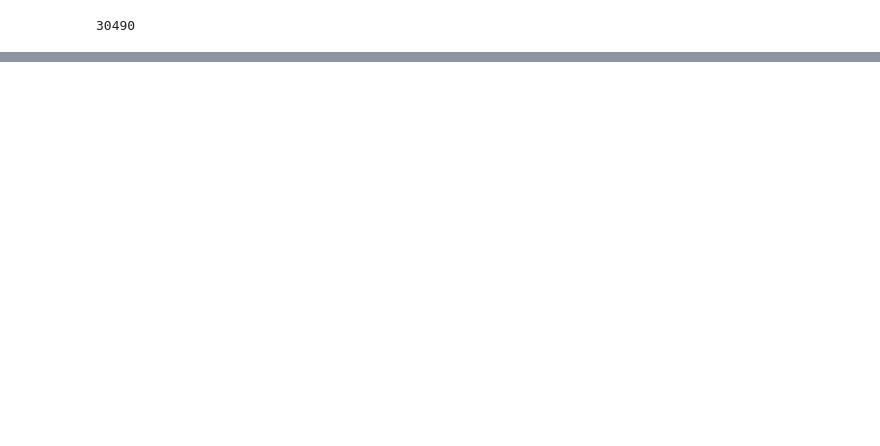
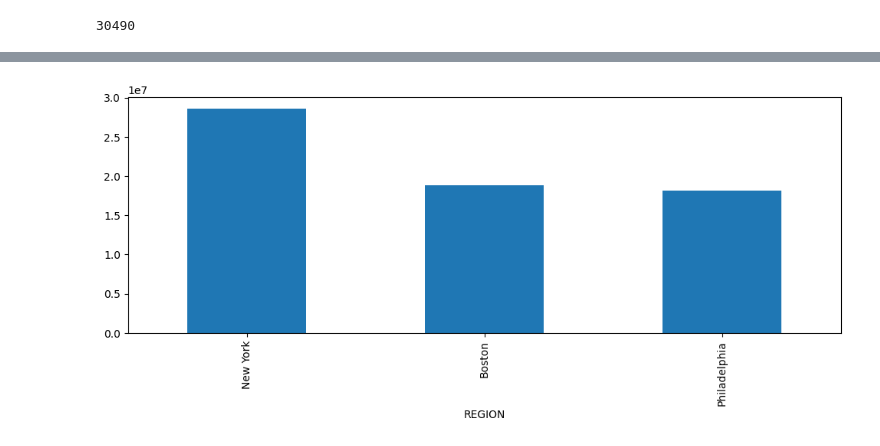
Before and after one commit to Tury05/Capstone-Master-Data-Science, a Jupyter notebook: ML.ipynb, the cells around one changed output, grey strips where cells are left out. Cells and saved outputs as stored; diff of their text form; code cells hidden in the pictures; blank space fills up the shorter version.

```diff
--- a/ML.ipynb
+++ b/ML.ipynb
@@ -182,0 +436,6 @@ Preprocessing
+# %%
+full_df["WEEKLY_SALES"].fillna(0, inplace = True)
+full_df["WEEKLY_REVENUE"].fillna(0, inplace = True)
+full_df["UNIQUE_DAYS_WITH_SALES"].fillna(0, inplace = True)
+full_df["TOTAL_TRANSACTIONS"].fillna(0, inplace = True)
+full_df["WEEKLY_MEAN_PRICE"].fillna(0, inplace = True)
@@ -182,0 +481,4 @@ Preprocessing
+# %%
+full_df["WEEKLYY_MEAN_PRICE"] = full_df.groupby("ID")["WEEKLY_MEAN_PRICE"].apply(
+    lambda series: series.backfill()
+)
@@ -182,0 +489,2 @@ Preprocessing
+# %%
+full_df["WEEKLYY_MEAN_PRICE"].fillna(0, inplace = True)
@@ -182,0 +508,2 @@ Preprocessing
+# %%
+y = full_df.set_index("DATE").resample("W")["WEEKLY_SALES"].sum()
@@ -182,0 +514,10 @@ Preprocessing
+# %%
+(
+    full_df.
+    groupby(["REGION"])
+    ["WEEKLY_SALES"].sum()
+    .sort_values(ascending = False)
+    .plot(kind = "bar", figsize = (12, 4))
+);
+# %% [output]
+[figure, added]
```
Also changed, not shown: parts of 68 cells of this notebook.
